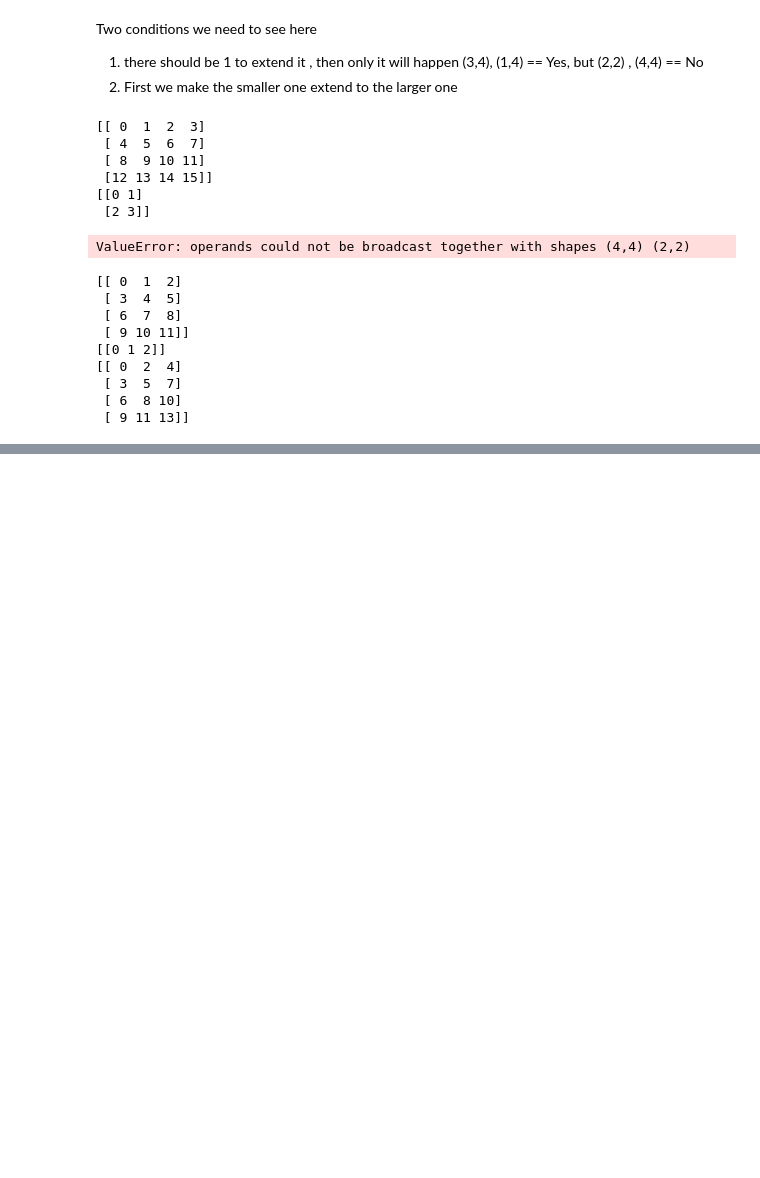
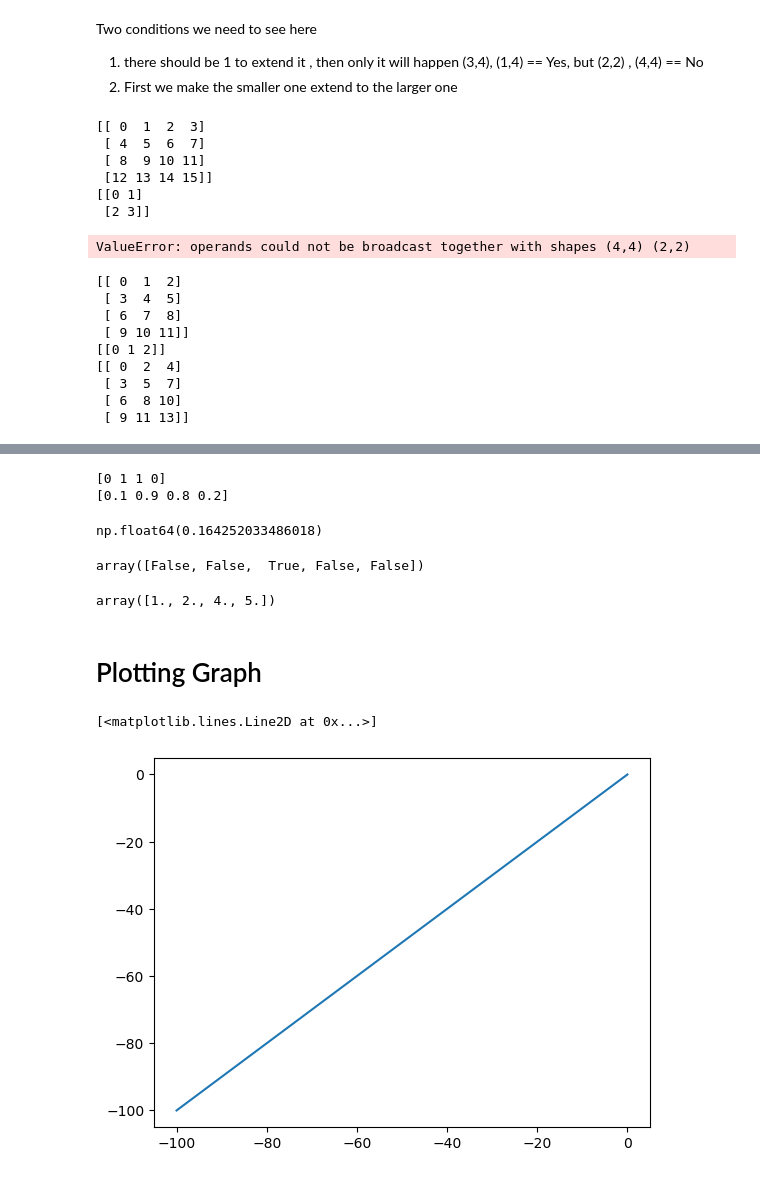
Before and after one commit to sanjogbhalla16/Numpy-and-Pandas-CampusX, a Jupyter notebook: Day2-Numpy-Advance-CampusX.ipynb, the cells around one changed output, grey strips where cells are left out. Cells and saved outputs as stored; diff of their text form; code cells hidden in the pictures; blank space fills up the shorter version.

Commit message:
learned about plotting graphs and math functions

```diff
--- a/Day2-Numpy-Advance-CampusX.ipynb
+++ b/Day2-Numpy-Advance-CampusX.ipynb
@@ -202,0 +247,31 @@ print(a+b)
+# %%
+# Binary cross Entropy
+
+actual = np.array([0, 1, 1, 0])
+predicted = np.array([0.1, 0.9, 0.8, 0.2])
+
+print(actual)
+print(predicted)
+
+def binary_cross_entropy(actual, predicted):
+    return -np.mean((actual) * np.log(predicted) + (1 - actual) * np.log(1-predicted))
+
+binary_cross_entropy(actual, predicted)
+# %% [output]
+[0 1 1 0]
+[0.1 0.9 0.8 0.2]
+np.float64(0.164252033486018)
+# %%
+# Working with missing values
+
+a = np.array([1, 2, np.nan, 4, 5])
+
+np.isnan(a)
+# %% [output]
+array([False, False,  True, False, False])
+# %%
+a[~(np.isnan(a))]
+# %% [output]
+array([1., 2., 4., 5.])
+# %% [markdown]
+# Plotting Graph
@@ -202,0 +281,8 @@ print(a+b)
+# %%
+x = np.arange(-100,100,100)
+
+y = x
+plt.plot(x,y)
+# %% [output]
+[<matplotlib.lines.Line2D at 0x...>]
+[figure, added]
```
Also changed, not shown: parts of 11 cells of this notebook.
